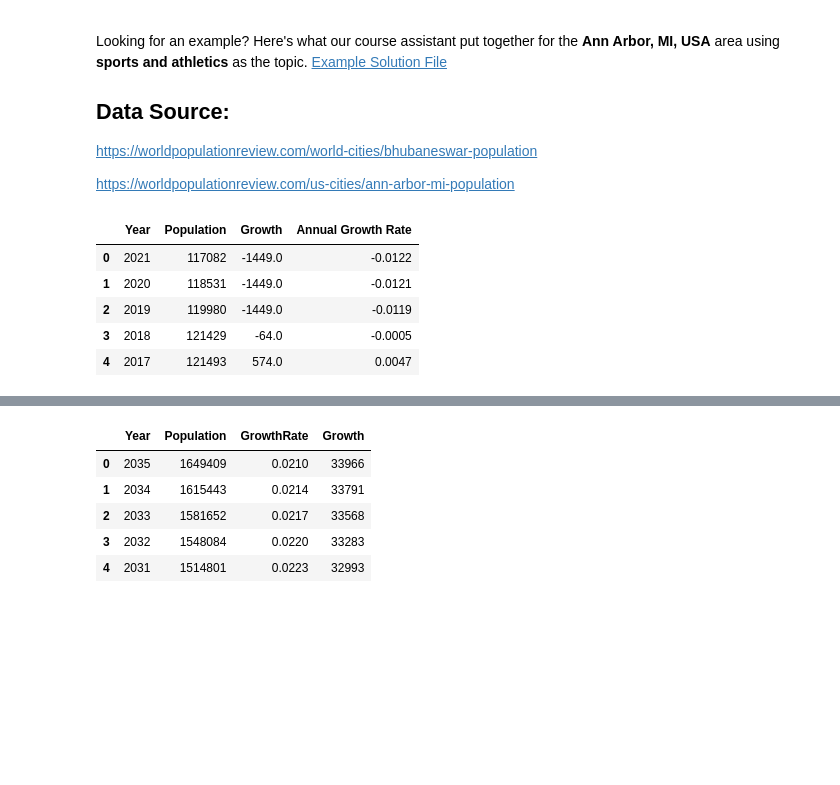
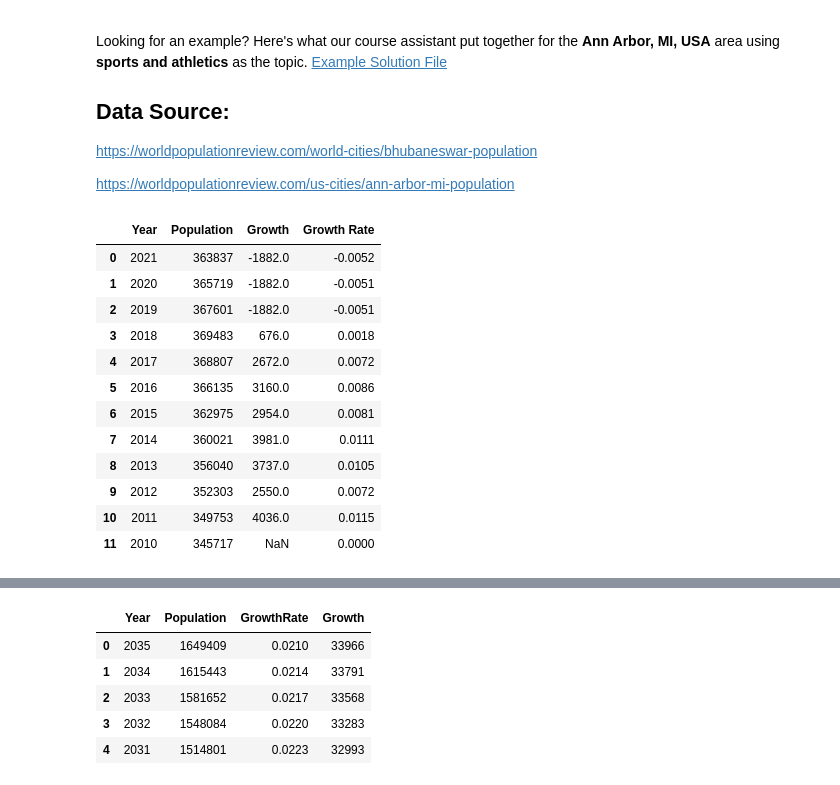
Before and after one commit to prateekmaj21/Data-Analysis, a Jupyter notebook: Coursera-Applied Plotting, Charting & Data Representation in Python (Final Assignment)/Assignment4.ipynb, the cells around one changed output, grey strips where cells are left out. Drawn from its saved outputs; the diff is of its cells as text; code cells hidden in the pictures; blank space fills up the shorter version.

```diff
--- a/Coursera-Applied Plotting, Charting & Data Representation in Python (Final Assignment)/Assignment4.ipynb
+++ b/Coursera-Applied Plotting, Charting & Data Representation in Python (Final Assignment)/Assignment4.ipynb
@@ -50,14 +50,21 @@ import matplotlib.pyplot as plt
 # %%
 ann= pd.read_excel("ann_arbor.xlsx")
 # %%
-ann.head()
+ann.head(12)
 # %% [output]
-|  | Year | Population | Growth | Annual Growth Rate |
-| 0 | 2021 | 117082 | -1449.0 | -0.0122 |
-| 1 | 2020 | 118531 | -1449.0 | -0.0121 |
-| 2 | 2019 | 119980 | -1449.0 | -0.0119 |
-| 3 | 2018 | 121429 | -64.0 | -0.0005 |
-| 4 | 2017 | 121493 | 574.0 | 0.0047 |
+|  | Year | Population | Growth | Growth Rate |
+| 0 | 2021 | 363837 | -1882.0 | -0.0052 |
+| 1 | 2020 | 365719 | -1882.0 | -0.0051 |
+| 2 | 2019 | 367601 | -1882.0 | -0.0051 |
+| 3 | 2018 | 369483 | 676.0 | 0.0018 |
+| 4 | 2017 | 368807 | 2672.0 | 0.0072 |
+| 5 | 2016 | 366135 | 3160.0 | 0.0086 |
+| 6 | 2015 | 362975 | 2954.0 | 0.0081 |
+| 7 | 2014 | 360021 | 3981.0 | 0.0111 |
+| 8 | 2013 | 356040 | 3737.0 | 0.0105 |
+| 9 | 2012 | 352303 | 2550.0 | 0.0072 |
+| 10 | 2011 | 349753 | 4036.0 | 0.0115 |
+| 11 | 2010 | 345717 | NaN | 0.0000 |
 # %%
 len(ann)
 # %% [output]
```
Also changed, not shown: parts of 12 cells of this notebook, 1 other file.
